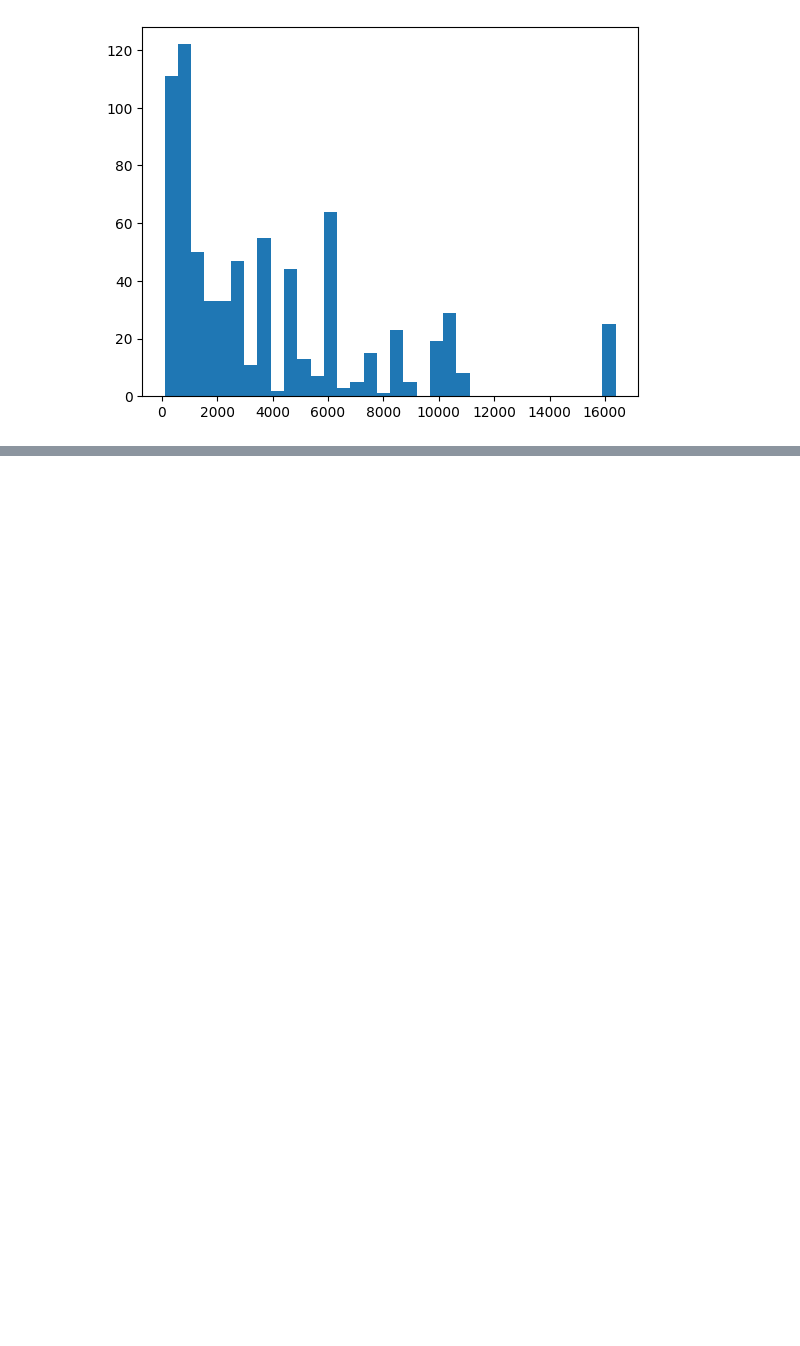
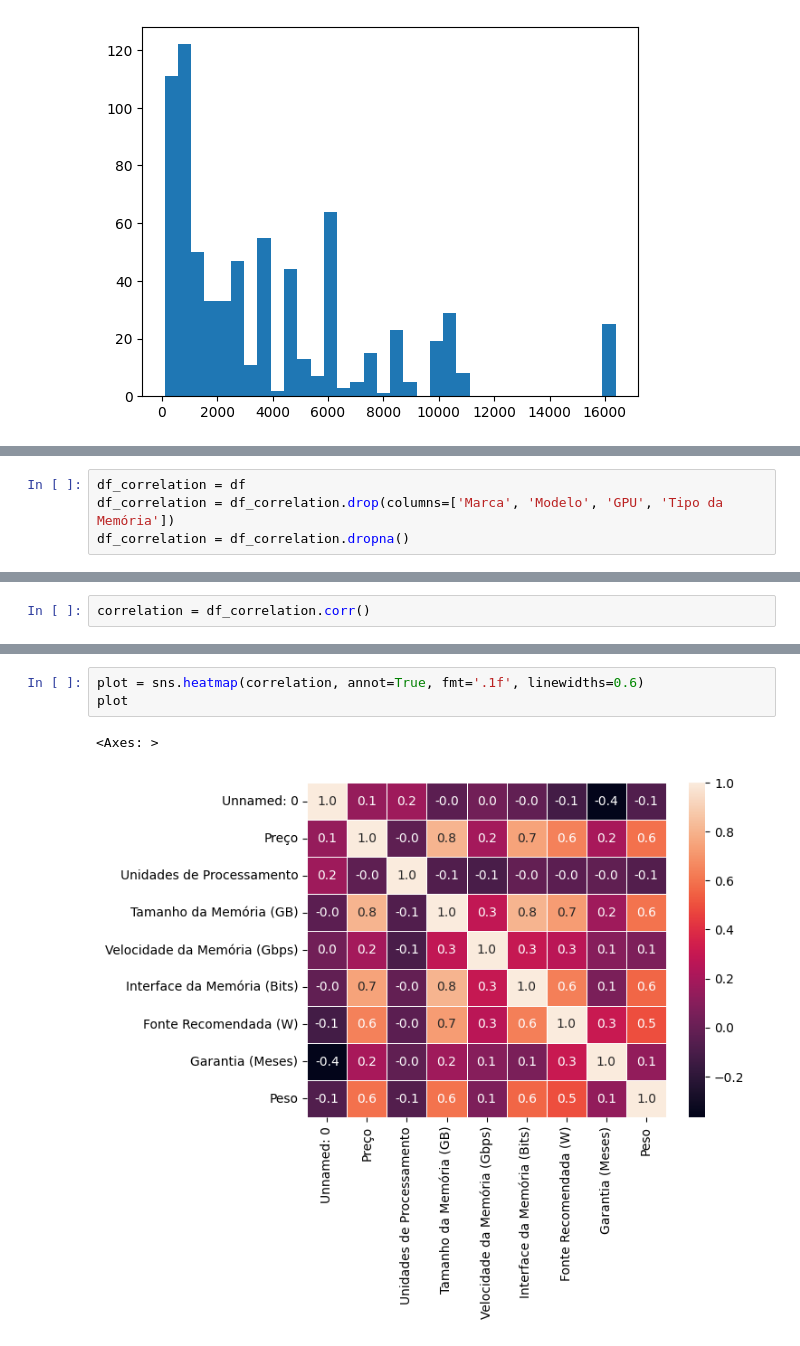
Before and after one commit to GustavoValenca/DataScience-Placas-de-Video, a Jupyter notebook: Análise Exploratória dos Dados/analysis.ipynb, the cells around one changed output, grey strips where cells are left out. Saved outputs shown, nothing was run; the diff lists cells and outputs as text; blank space fills up the shorter version.

```diff
--- a/Análise Exploratória dos Dados/analysis.ipynb
+++ b/Análise Exploratória dos Dados/analysis.ipynb
@@ -296,0 +352,4 @@ plt.show()
+# %%
+df_correlation = df
+df_correlation = df_correlation.drop(columns=['Marca', 'Modelo', 'GPU', 'Tipo da Memória'])
+df_correlation = df_correlation.dropna()
@@ -296,0 +372,2 @@ plt.show()
+# %%
+correlation = df_correlation.corr()
@@ -296,0 +387,6 @@ plt.show()
+# %%
+plot = sns.heatmap(correlation, annot=True, fmt='.1f', linewidths=0.6)
+plot
+# %% [output]
+<Axes: >
+[figure, added]
```
Also changed, not shown: parts of 10 cells of this notebook.
